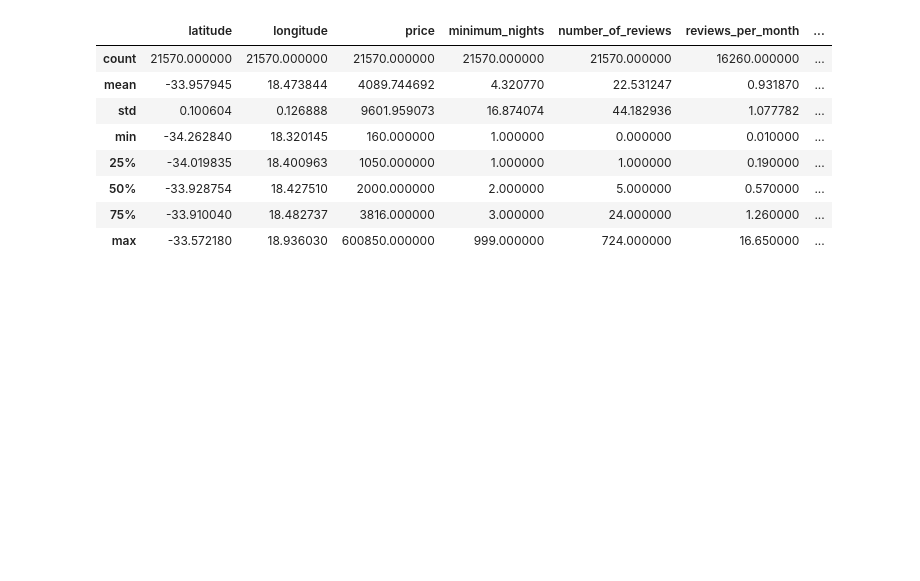
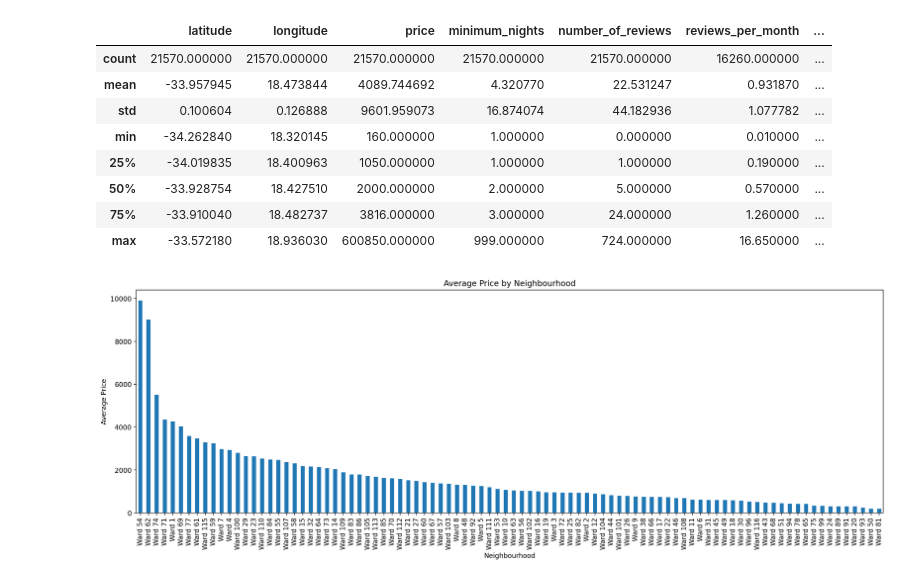
Before and after one commit to withouttheh/airbnb, a Jupyter notebook: 2. Airbnb - EDA.ipynb, the cells around one changed output. Drawn from its saved outputs; the diff is of its cells as text; code cells hidden in the pictures; blank space fills up the shorter version.

```diff
--- a/2. Airbnb - EDA.ipynb
+++ b/2. Airbnb - EDA.ipynb
@@ -50,3 +52,14 @@ df.describe()
 | 50% | -33.928754 | 18.427510 | 2000.000000 | 2.000000 | 5.000000 | 0.570000 | ... |
 | 75% | -33.910040 | 18.482737 | 3816.000000 | 3.000000 | 24.000000 | 1.260000 | ... |
 | max | -33.572180 | 18.936030 | 600850.000000 | 999.000000 | 724.000000 | 16.650000 | ... |
+# %%
+import matplotlib.pyplot as plt
+
+# Price distribution across different neighborhoods
+df.groupby('neighbourhood')['price'].mean().sort_values(ascending=False).plot(kind='bar', figsize=(20, 6))
+plt.title('Average Price by Neighbourhood')
+plt.xlabel('Neighbourhood')
+plt.ylabel('Average Price')
+plt.show()
+# %% [output]
+[figure, added]
```
Also changed, not shown: parts of 4 cells of this notebook, 2 other files.
